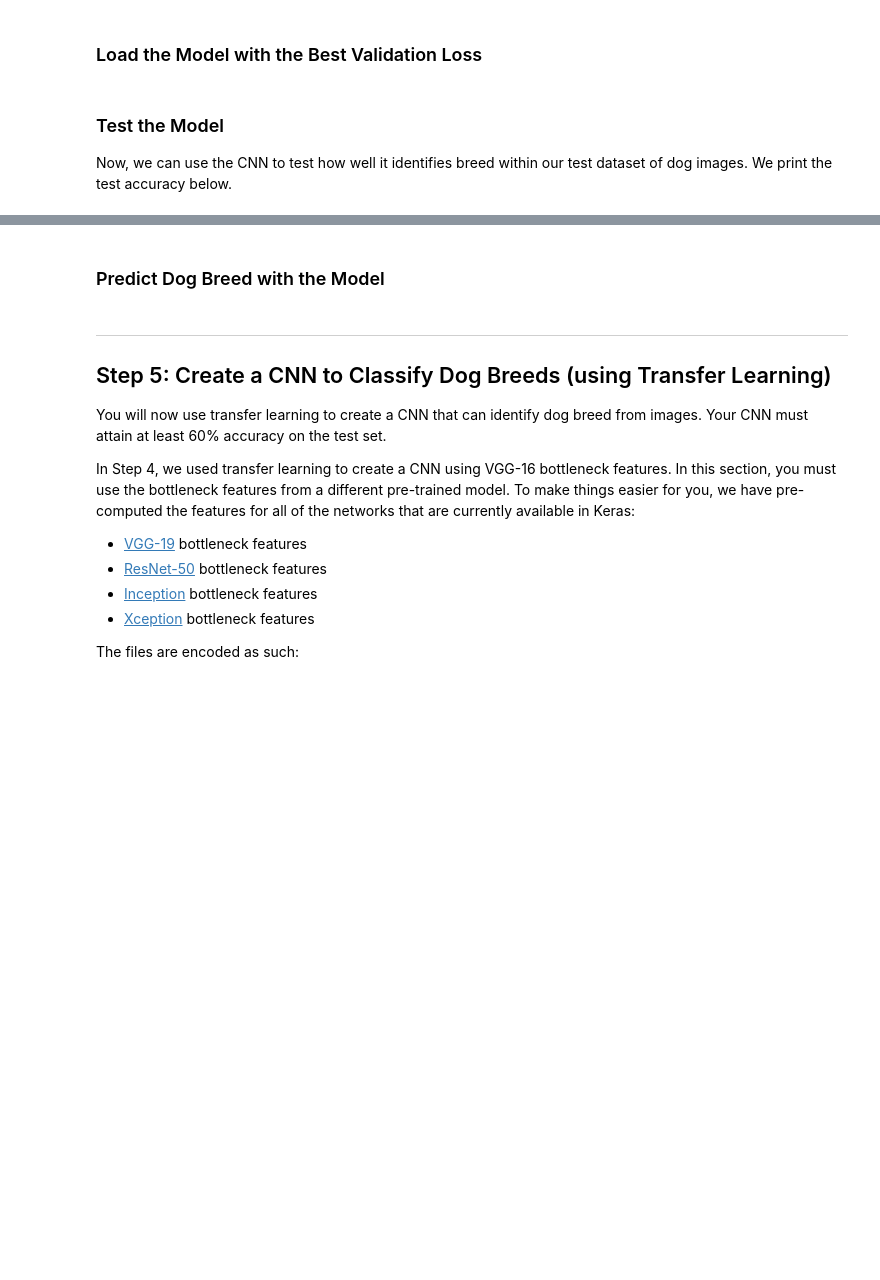
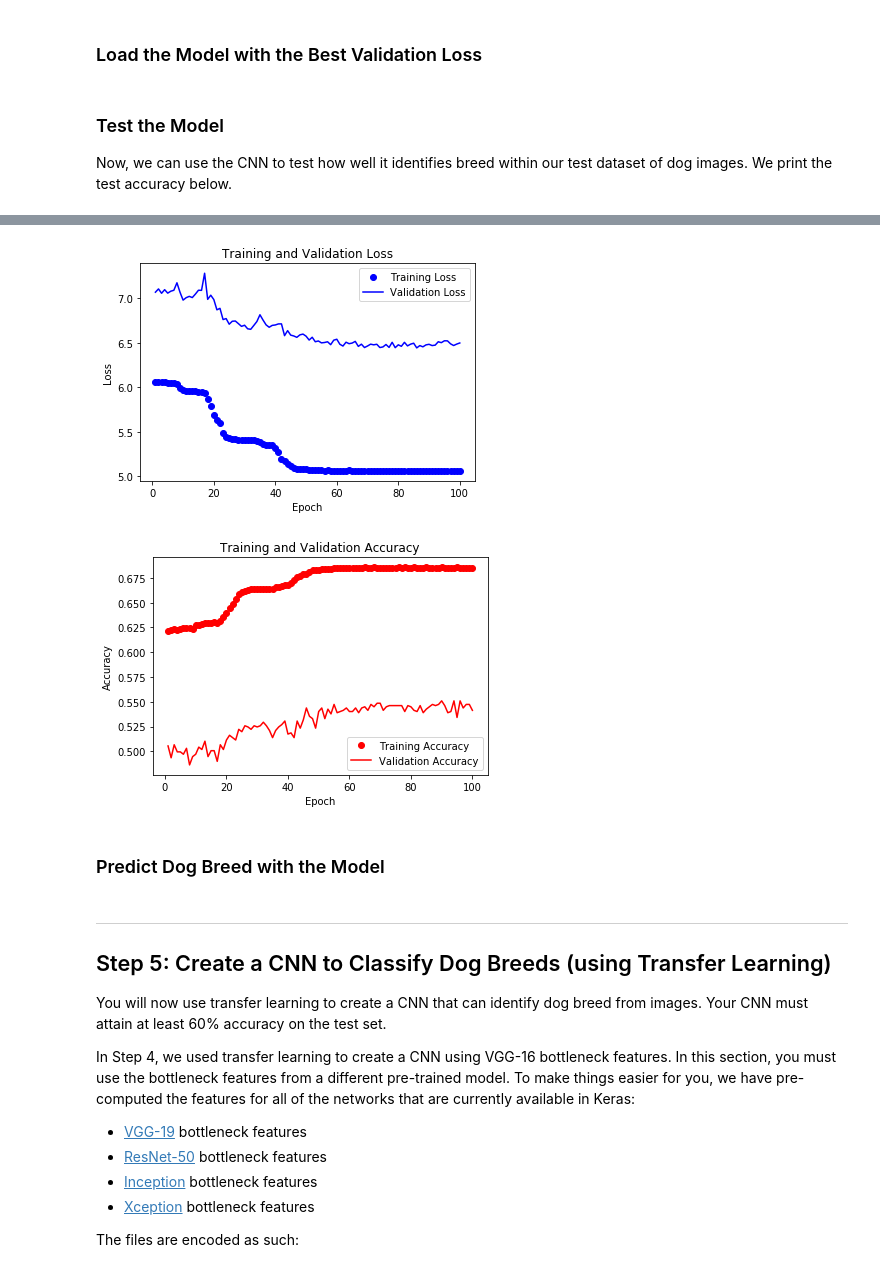
Before and after one commit to krismatson/dog-project, a Jupyter notebook: dog_app.ipynb, the cells around one changed output, grey strips where cells are left out. Saved outputs shown, nothing was run; the diff lists cells and outputs as text; code cells hidden in the pictures; blank space fills up the shorter version.

```diff
--- a/dog_app.ipynb
+++ b/dog_app.ipynb
@@ -633,3 +696,45 @@ print('Test accuracy: %.4f%%' % test_accuracy)
+# %%
+import matplotlib.pyplot as plt
+
+def plot_train_loss(history):
+    history_dict = history.history
+    loss_vals = history_dict['loss']
+    val_loss_vals = history_dict['val_loss']
+
+    # epoch num on x-axis
+    epochs = range(1, len(loss_vals)+1)
+
+    plt.plot(epochs, loss_vals, 'bo', label='Training Loss')
+    plt.plot(epochs, val_loss_vals, 'b', label='Validation Loss')
+    plt.title('Training and Validation Loss')
+    plt.xlabel('Epoch')
+    plt.ylabel('Loss')
+    plt.legend()
+
+    plt.show()
+
+def plot_train_acc(history):
+    history_dict = history.history
+    acc_vals = history_dict['acc']
+    val_acc_vals = history_dict['val_acc']
+
+    # epoch num on x-axis
+    epochs = range(1, len(acc_vals)+1)
+
+    plt.plot(epochs, acc_vals, 'ro', label='Training Accuracy')
+    plt.plot(epochs, val_acc_vals, 'r', label='Validation Accuracy')
+    plt.title('Training and Validation Accuracy')
+    plt.xlabel('Epoch')
+    plt.ylabel('Accuracy')
+    plt.legend()
+
+    plt.show()
+# %%
+plot_train_loss(breed_history)
+plot_train_acc(breed_history)
+# %% [output]
+[figure, added]
+[figure, added]
 # %% [markdown]
 ### Predict Dog Breed with the Model
 # %%
```
Also changed, not shown: parts of 25 cells of this notebook.
